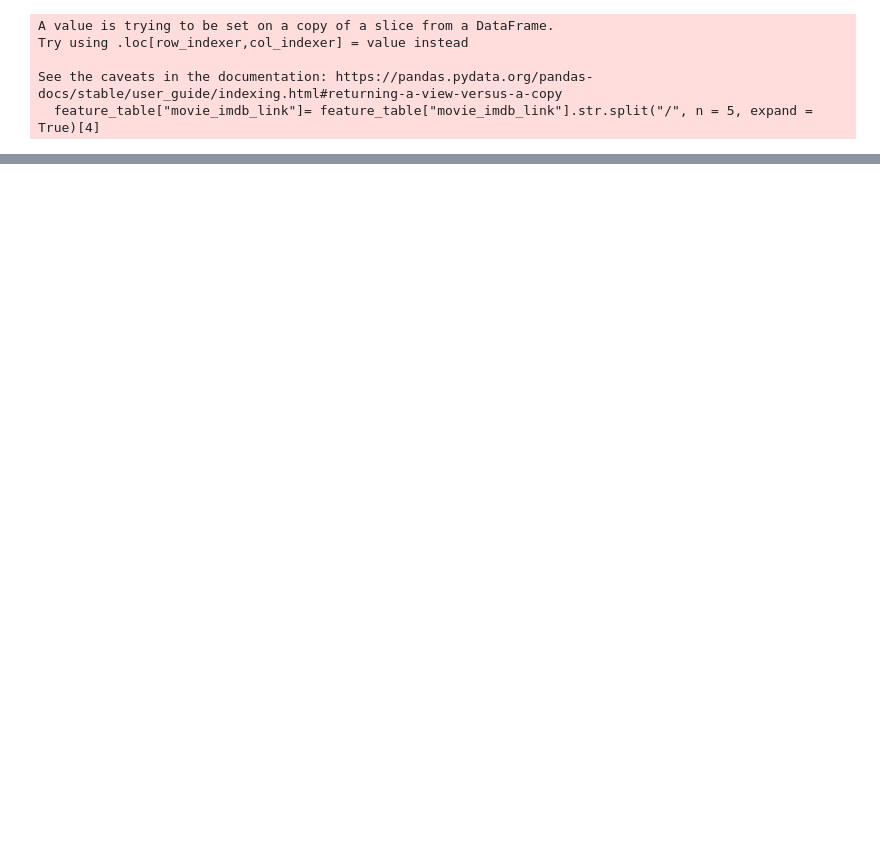
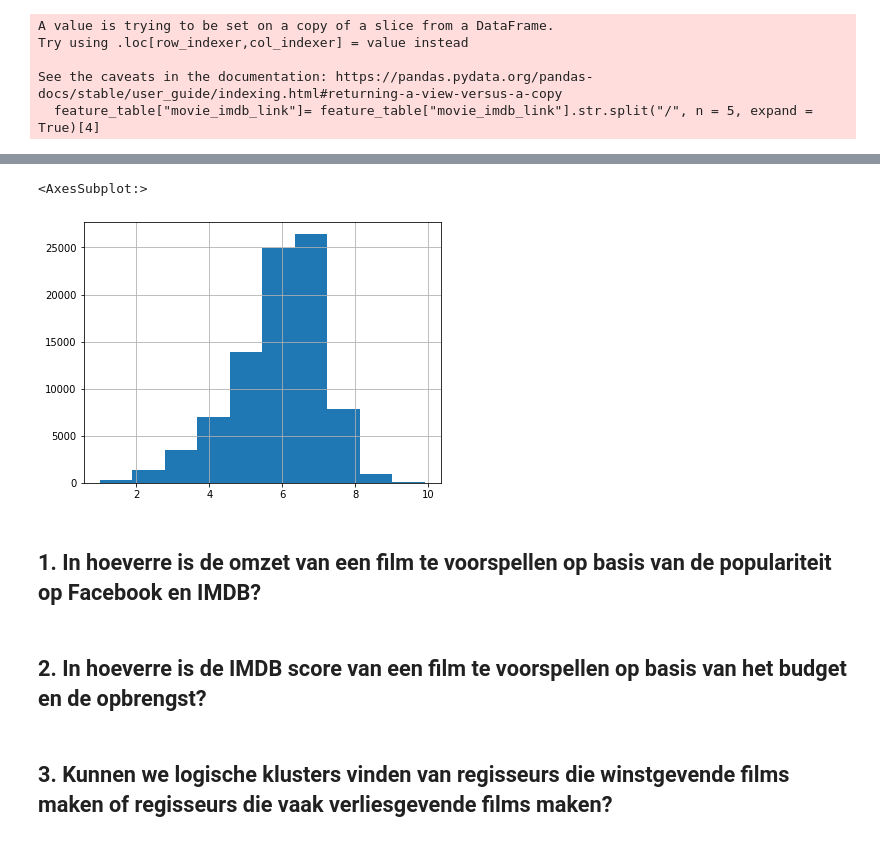
Before and after one commit to Verrem98/Film_dataset_analysis, a Jupyter notebook: main.ipynb, the cells around one changed output, grey strips where cells are left out. Drawn from its saved outputs; the diff is of its cells as text; code cells hidden in the pictures; blank space fills up the shorter version.

```diff
--- a/main.ipynb
+++ b/main.ipynb
@@ -338,7 +363,7 @@ table2['movie_facebook_likes'] = np.NaN
 
 #trim both tables so we only have
 feature_table = table[['movie_title','duration', 'movie_imdb_link', 'num_voted_users', 'num_critic_for_reviews', 'num_user_for_reviews','imdb_score', 'movie_facebook_likes','budget', 'gross', 'director_name']]
-feature_table2 = table2[['original_title', 'duration', 'imdb_title_id', 'votes', 'reviews_from_critics', 'reviews_from_users', 'avg_vote','movie_facebook_likes', 'budget','usa_gross_income', 'director' ]]
+feature_table2 = table2[['original_title', 'duration', 'imdb_title_id', 'votes', 'reviews_from_critics', 'reviews_from_users', 'avg_vote','movie_facebook_likes', 'budget','usa_gross_income','worlwide_gross_income', 'director' ]]
 
 
 # change the movie_imdb_link to a imdb_title_id
@@ -346,7 +371,9 @@ feature_table["movie_imdb_link"]= feature_table["movie_imdb_link"].str.split("/"
 feature_table = feature_table.rename(columns={"movie_imdb_link": "imdb_title_id"})
 
 #change the names of the columns of the second table to corresponding collumn names of the first table
-feature_table2 = feature_table2.rename(columns={"avg_vote": "imdb_score", 'original_title':'movie_title', 'votes':'num_voted_users', 'usa_gross_income':'gross', 'reviews_from_critics': 'num_critic_for_reviews', 'reviews_from_users': 'num_user_for_reviews', 'director':'director_name'})
+feature_table2 = feature_table2.rename(columns={"avg_vote": "imdb_score", 'original_title':'movie_title', 'votes':'num_voted_users', 'usa_gross_income':'US_gross','worlwide_gross_income':'worldwide_gross', 'reviews_from_critics': 'num_critic_for_reviews', 'reviews_from_users': 'num_user_for_reviews', 'director':'director_name'})
+feature_table = feature_table.rename(columns={'gross': 'US_gross'})
+
 
 #append table2 to table
 new_df = feature_table.append(feature_table2)
@@ -357,7 +384,8 @@ new_df.drop_duplicates(subset ="imdb_title_id",
 
 
 #cast all values in the  gross and budget columns to floats
-new_df.gross = pd.to_numeric(new_df.gross)
+new_df.US_gross = pd.to_numeric(new_df.US_gross)
+new_df.worldwide_gross = pd.to_numeric(new_df.worldwide_gross)
 new_df.budget = pd.to_numeric(new_df.budget)
 # %% [output]
 A value is trying to be set on a copy of a slice from a DataFrame.
@@ -391,0 +499,11 @@ new_df['imdb_score'].hist()
+# %%
+new_df['imdb_score'].hist()
+# %% [output]
+<AxesSubplot:>
+[figure, added]
+# %% [markdown]
+<h2> 1. In hoeverre is de omzet van een film te voorspellen op basis van de populariteit op Facebook en IMDB? </h2>
+# %% [markdown]
+<h2> 2. In hoeverre is de IMDB score van een film te voorspellen op basis van het budget en de opbrengst? </h2>
+# %% [markdown]
+<h2> 3. Kunnen we logische klusters vinden van regisseurs die winstgevende films maken of regisseurs die vaak verliesgevende films maken? </h2>
```
Also changed, not shown: parts of 23 cells of this notebook.
